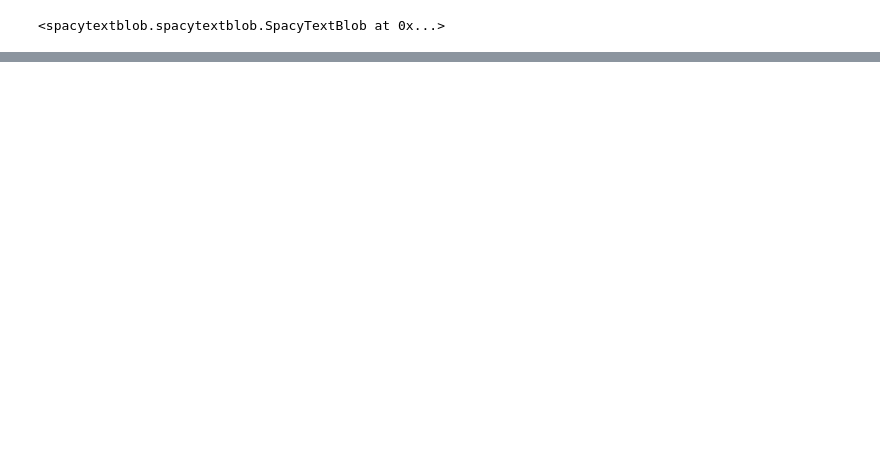
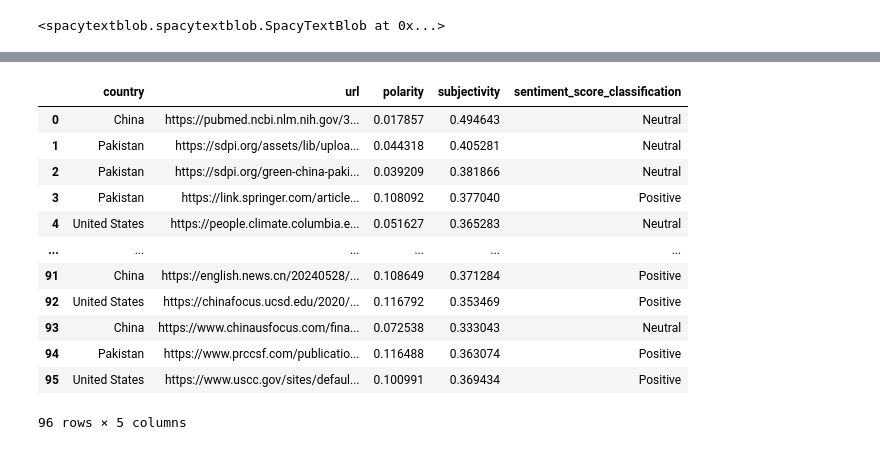
Before and after one commit to ilinashah177/Coursework-Website, a Jupyter notebook: Sentiment_Analysis_and_Mapping.ipynb, the cells around one changed output, grey strips where cells are left out. Saved outputs shown, nothing was run; the diff lists cells and outputs as text; code cells hidden in the pictures; blank space fills up the shorter version.

```diff
--- a/Sentiment_Analysis_and_Mapping.ipynb
+++ b/Sentiment_Analysis_and_Mapping.ipynb
@@ -26,14 +26,14 @@ nlp.add_pipe('spacytextblob')
 # %% [output]
 <spacytextblob.spacytextblob.SpacyTextBlob at 0x...>
 # %%
-def process_urls(uploaded_file):
+def process_urls(csv):
     try:
-        df = pd.read_csv(uploaded_file)
+        df = pd.read_csv(csv)
     except Exception as e:
         print(f"Error reading the file: {e}")
         return None
 
-    if not all(col in df.columns for col in ['country', 'url']):
+    if not all(col in df.columns for col in ['Country', 'URL']):
         print("Error: 'country' and 'url' columns are required in the input file.")
         return None
 
@@ -41,8 +41,8 @@ def process_urls(uploaded_file):
     results = []
 
     for index, row in df.iterrows():
-        country = row['country']
-        url = row['url']
+        country = row['Country']
+        url = row['URL']
 
         if url in processed_urls:
             continue  # Skip already processed URLs
@@ -78,14 +78,10 @@ def process_urls(uploaded_file):
     new_df = pd.DataFrame(results, columns=['country', 'url', 'polarity', 'subjectivity', 'sentiment_score_classification'])
     return new_df
 # %%
-# prompt: can you run the function defined in cell above by allowing a file to be uploaded
-
 from google.colab import files
 uploaded = files.upload()
 
 for fn in uploaded.keys():
-  print('User uploaded file "{name}" with length {length} bytes'.format(
-      name=fn, length=len(uploaded[fn])))
 
   # Assuming the uploaded file is the one to be processed
   processed_data = process_urls(fn)
@@ -99,3 +140,19 @@ processed_data
+# %%
+processed_data
+# %% [output]
+|  | country | url | polarity | subjectivity | sentiment_score_classification |
+| 0 | China | https://pubmed.ncbi.nlm.nih.gov/3... | 0.017857 | 0.494643 | Neutral |
+| 1 | Pakistan | https://sdpi.org/assets/lib/uploa... | 0.044318 | 0.405281 | Neutral |
+| 2 | Pakistan | https://sdpi.org/green-china-paki... | 0.039209 | 0.381866 | Neutral |
+| 3 | Pakistan | https://link.springer.com/article... | 0.108092 | 0.377040 | Positive |
+| 4 | United States | https://people.climate.columbia.e... | 0.051627 | 0.365283 | Neutral |
+| ... | ... | ... | ... | ... | ... |
+| 91 | China | https://english.news.cn/20240528/... | 0.108649 | 0.371284 | Positive |
+| 92 | United States | https://chinafocus.ucsd.edu/2020/... | 0.116792 | 0.353469 | Positive |
+| 93 | China | https://www.chinausfocus.com/fina... | 0.072538 | 0.333043 | Neutral |
+| 94 | Pakistan | https://www.prccsf.com/publicatio... | 0.116488 | 0.363074 | Positive |
+| 95 | United States | https://www.uscc.gov/sites/defaul... | 0.100991 | 0.369434 | Positive |
+96 rows × 5 columns
 # %%
 import matplotlib.pyplot as plt
 import plotly.express as px # Import plotly.express
```
Also changed, not shown: parts of 6 cells of this notebook.
